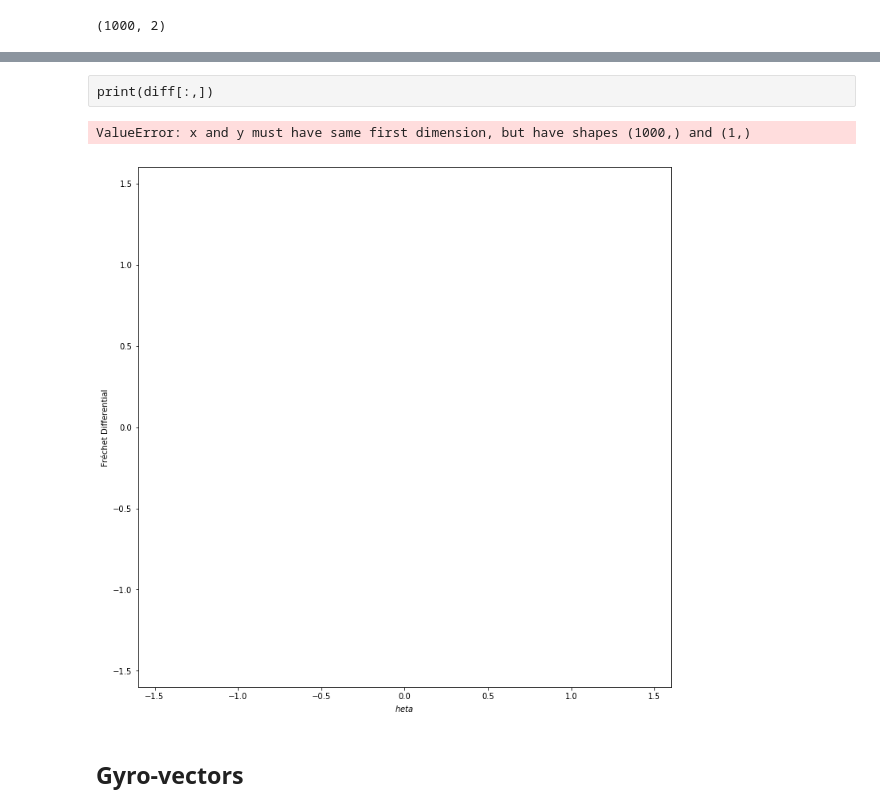
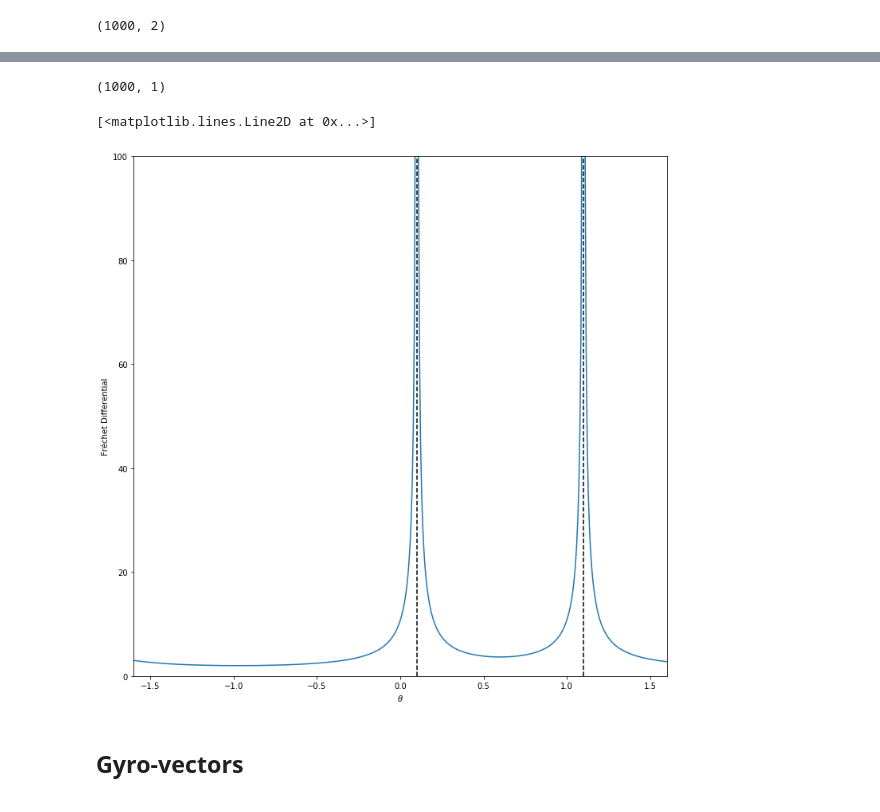
Before and after one commit to DRWardrope/GeometryTests, a Jupyter notebook: AdditionTests.ipynb, the cells around one changed output, grey strips where cells are left out. Cells and saved outputs as stored; diff of their text form; code cells hidden in the pictures.

Commit message:
Fixing Fréchet mean code

```diff
--- a/AdditionTests.ipynb
+++ b/AdditionTests.ipynb
@@ -173,6 +168,8 @@ What happens between the two trial points? Does it manage to find optimal soluti
 
 Plot step found as function of angle? Magnitude and sign?
 # %%
+a_theta = np.arccos(a[0])
+b_theta = np.arccos(b[0])
 theta = np.linspace(-np.pi, np.pi, 1000)
 x0 = np.cos(theta)
 x1 = np.sin(theta)
@@ -182,5 +179,7 @@ print(x.shape)
 # %% [output]
 (1000, 2)
 # %%
+diff = []
 for p_eval in x:
-    diff = frechet_diff(p_eval, points, geometry="spherical")
+    diff.append(np.linalg.norm(frechet_diff(p_eval, points, geometry="spherical")))
+diff = np.array(diff).reshape([len(diff), 1])
@@ -205,12 +186,18 @@ frechet_diff: update from xi = [-0.50896811 -1.        ]
-# %% [raw]
-print(diff[:,])
+# %%
+print(diff.shape)
+# %% [output]
+(1000, 1)
 # %%
 fig = plt.figure(figsize=(12,12))
-ax = plt.gca(xlim=[-1.6, 1.6], ylim=[-1.6,1.6], xlabel="$\theta$", ylabel="Fréchet Differential")
-plt.plot(theta, np.linalg.norm(diff[:,]))
+#ymax = 1.05*np.max(diff)
+ymax = 100
+ax = plt.gca(xlim=[-1.6, 1.6], ylim=[0, ymax], xlabel=r"$\theta$", ylabel="Fréchet Differential")
+ax.axvline(x=a_theta, color='k', linestyle="--")
+ax.axvline(x=b_theta, color='k', linestyle="--")
+ax.plot(theta, diff)
 # %% [output]
-ValueError: x and y must have same first dimension, but have shapes (1000,) and (1,)
+[<matplotlib.lines.Line2D at 0x...>]
-[figure, old version]
+[figure, new version]
 # %% [markdown]
 ## Gyro-vectors
 # %% [markdown]
```
Also changed, not shown: parts of 4 cells of this notebook, 3 other files.
